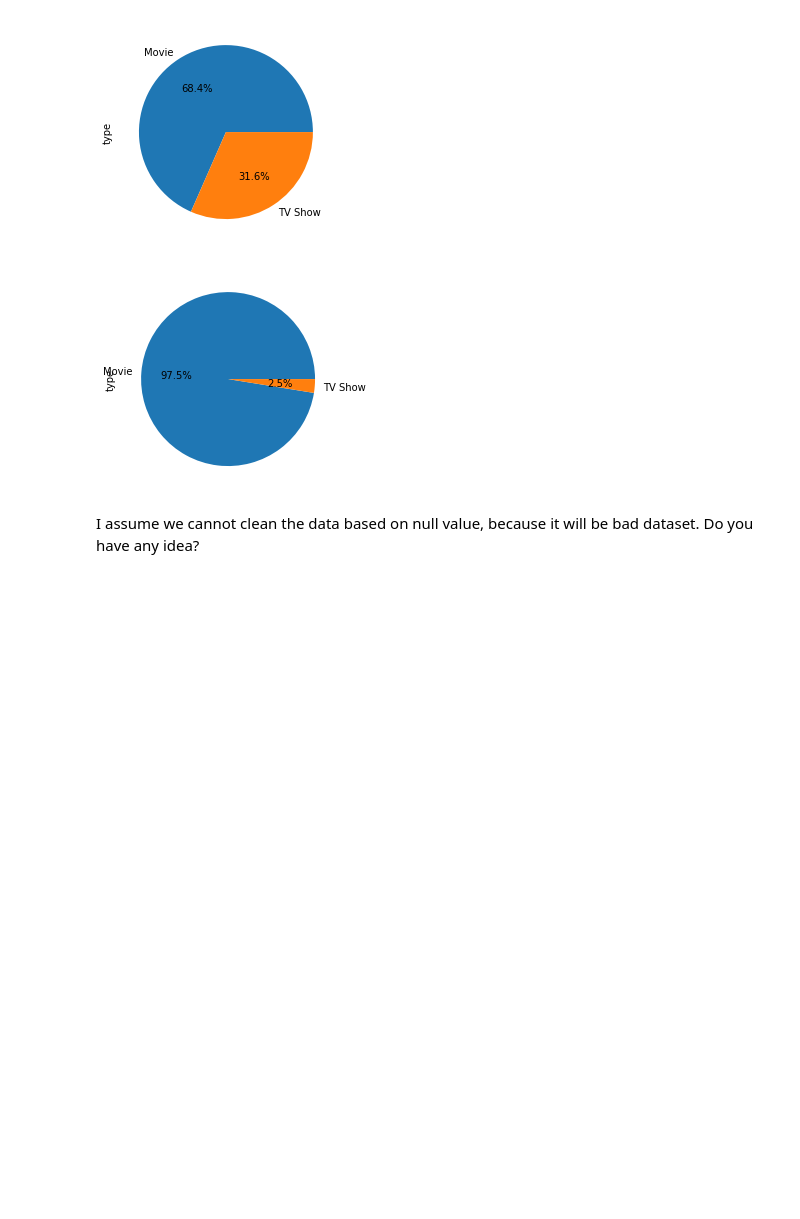
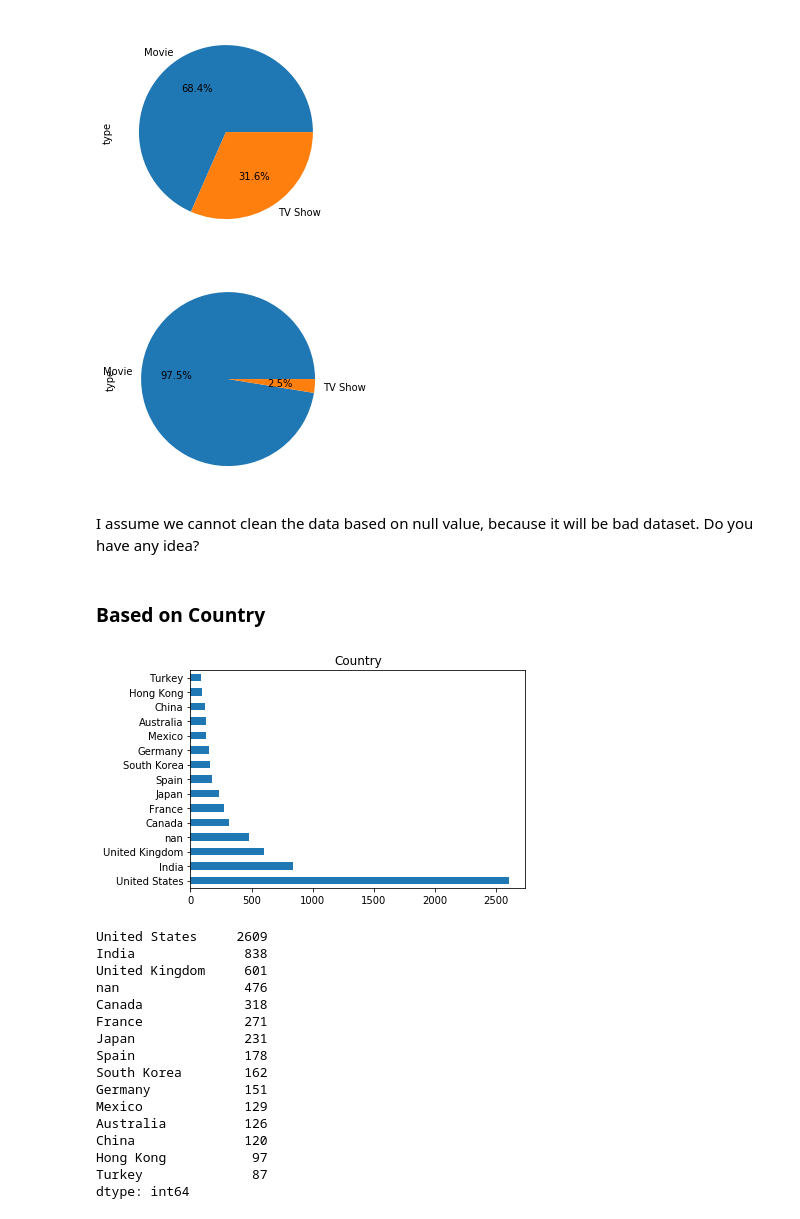
Before and after one commit to MohammadFebriyanto/Bangkit_Project, a Jupyter notebook: NetflixBangkit.ipynb, the cells around one changed output. Cells and saved outputs as stored; diff of their text form; code cells hidden in the pictures; blank space fills up the shorter version.

Commit message:
Visualization

```diff
--- a/NetflixBangkit.ipynb
+++ b/NetflixBangkit.ipynb
@@ -87,3 +89,39 @@ plt.show()
 [figure]
 # %% [markdown]
 I assume we cannot clean the data based on null value, because it will be bad dataset. Do you have any idea?
+# %% [markdown]
+### Based on Country
+# %%
+country_ = []
+
+for initial in dataset.country:
+    initial = str(initial)
+    country = initial.strip('').split(', ')
+    for k in country:
+        country_.append(k)
+
+country_series=pd.Series(country_)
+based_on_country=country_series.value_counts().head(15)
+based_on_country.plot.barh()
+plt.title('Country')
+plt.show()
+
+print(based_on_country)
+# %% [output]
+[figure, added]
+United States     2609
+India              838
+United Kingdom     601
+nan                476
+Canada             318
+France             271
+Japan              231
+Spain              178
+South Korea        162
+Germany            151
+Mexico             129
+Australia          126
+China              120
+Hong Kong           97
+Turkey              87
+dtype: int64
```
Also changed, not shown: parts of 12 cells of this notebook.
